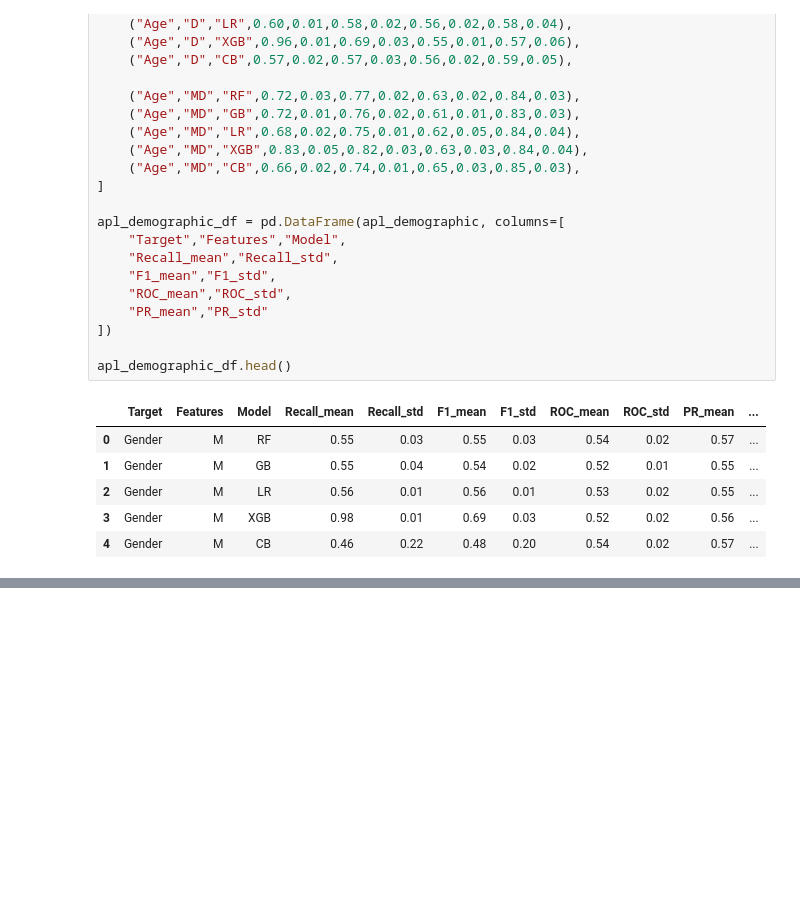
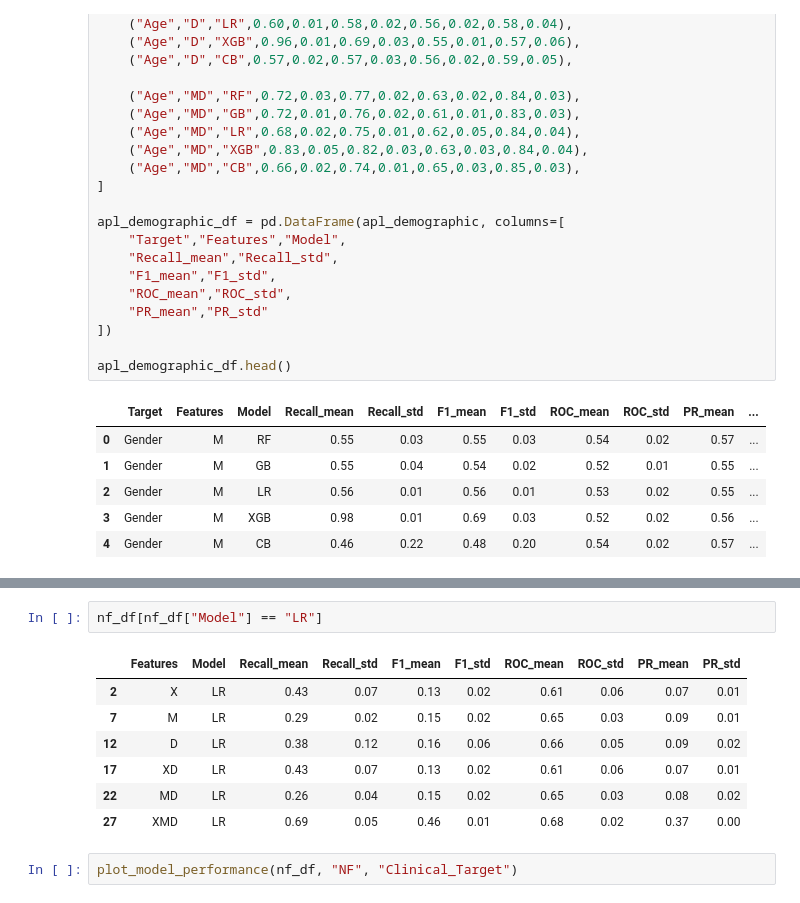
Before and after one commit to Crazz-Zaac/informative-missingness, a Jupyter notebook: project/notebooks/test.ipynb, the cells around one changed output, grey strips where cells are left out. Drawn from its saved outputs; the diff is of its cells as text; blank space fills up the shorter version.

```diff
--- a/project/notebooks/test.ipynb
+++ b/project/notebooks/test.ipynb
@@ -202,3 +443,15 @@ nf_df.head()
+# %%
+nf_df[nf_df["Model"] == "LR"]
+# %% [output]
+|  | Features | Model | Recall_mean | Recall_std | F1_mean | F1_std | ROC_mean | ROC_std | PR_mean | PR_std |
+| 2 | X | LR | 0.43 | 0.07 | 0.13 | 0.02 | 0.61 | 0.06 | 0.07 | 0.01 |
+| 7 | M | LR | 0.29 | 0.02 | 0.15 | 0.02 | 0.65 | 0.03 | 0.09 | 0.01 |
+| 12 | D | LR | 0.38 | 0.12 | 0.16 | 0.06 | 0.66 | 0.05 | 0.09 | 0.02 |
+| 17 | XD | LR | 0.43 | 0.07 | 0.13 | 0.02 | 0.61 | 0.06 | 0.07 | 0.01 |
+| 22 | MD | LR | 0.26 | 0.04 | 0.15 | 0.02 | 0.65 | 0.03 | 0.08 | 0.02 |
+| 27 | XMD | LR | 0.69 | 0.05 | 0.46 | 0.01 | 0.68 | 0.02 | 0.37 | 0.00 |
+# %%
+plot_model_performance(nf_df, "NF", "Clinical_Target")
 # %%
 import pandas as pd
 
```
Also changed, not shown: parts of 6 cells of this notebook, 21 other files.
